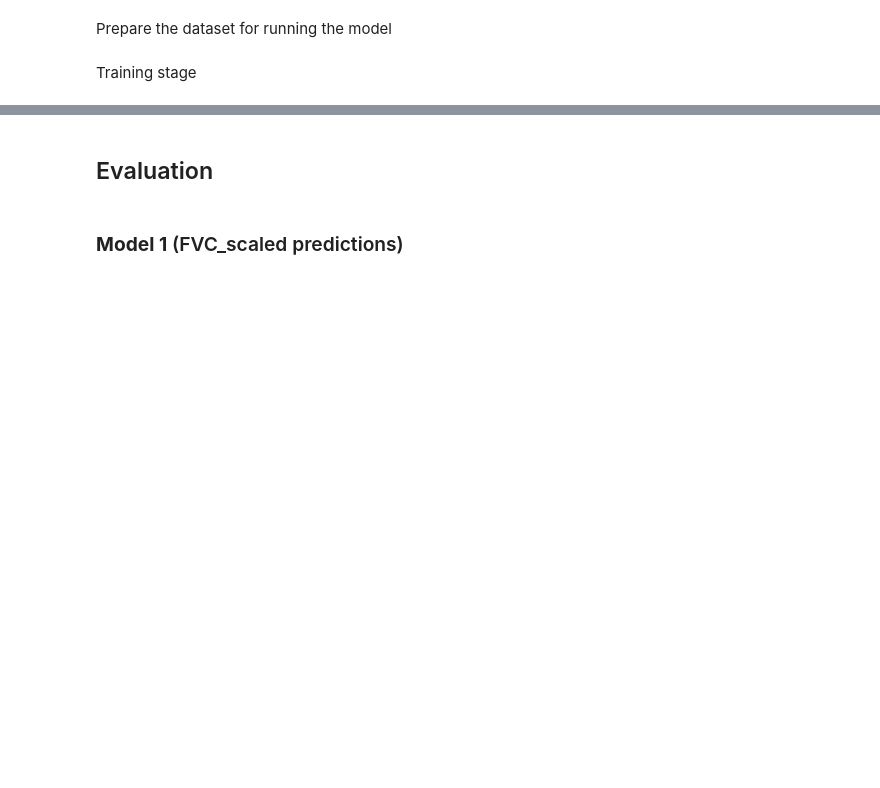
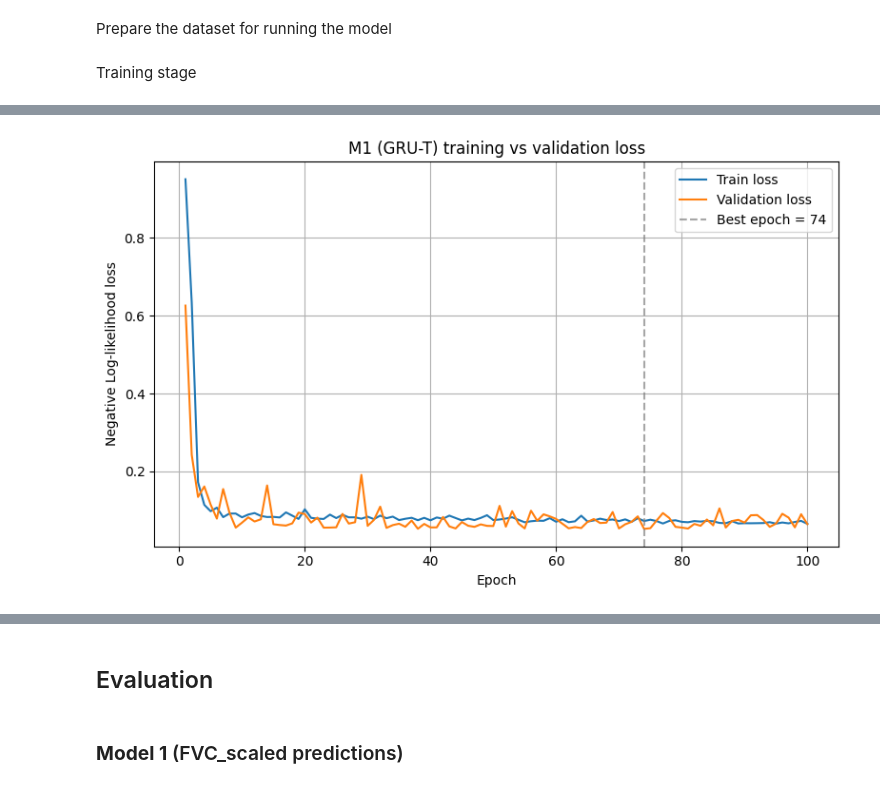
Before and after one commit to unfulw/pulmonary_fibrosis, a Jupyter notebook: models/gru_t.ipynb, the cells around one changed output, grey strips where cells are left out. Cells and saved outputs as stored; diff of their text form; code cells hidden in the pictures; blank space fills up the shorter version.

```diff
--- a/models/gru_t.ipynb
+++ b/models/gru_t.ipynb
@@ -373,0 +393,8 @@ true_fvc = fvc_scaler.inverse_transform(y.numpy().reshape(-1,1)).flatten()
+# %%
+def laplace_nll(y_true, y_pred):
+    mu = y_pred[..., 0]
+    log_sigma = y_pred[..., 1]
+    sigma = F.softplus(log_sigma) + 1e-6
+    diff = torch.abs(y_true[..., 0] - mu)
+    loss = torch.log(2.0 * sigma) + diff / sigma
+    return loss.mean()
@@ -373,0 +492,3 @@ true_fvc = fvc_scaler.inverse_transform(y.numpy().reshape(-1,1)).flatten()
+# %%
+best_epoch_M1, best_state_M1, train_losses_M1, val_losses_M1 = best_epoch("M1", train_loader_M1, val_loader_M1, model1, optimizer_M1, num_epochs=100, patience=50)
+best_epoch_M2, best_state_M2, train_losses_M2, val_losses_M2 = best_epoch("M2", train_loader_M2, val_loader_M2, model2, optimizer_M2, num_epochs=500, patience=50)
@@ -373,0 +513,17 @@ true_fvc = fvc_scaler.inverse_transform(y.numpy().reshape(-1,1)).flatten()
+# %%
+epochs_M1 = range(1, 100 + 1)
+
+plt.figure(figsize=(8,5))
+plt.plot(epochs_M1, train_losses_M1, label="Train loss")
+plt.plot(epochs_M1, val_losses_M1,   label="Validation loss")
+plt.axvline(best_epoch_M1, color="gray", linestyle="--", alpha=0.7,
+            label=f"Best epoch = {best_epoch_M1}")
+plt.xlabel("Epoch")
+plt.ylabel("Negative Log-likelihood loss")
+plt.title("M1 (GRU-T) training vs validation loss")
+plt.legend()
+plt.grid(True)
+plt.tight_layout()
+plt.show()
+# %% [output]
+[figure, added]
```
Also changed, not shown: parts of 30 cells of this notebook.
